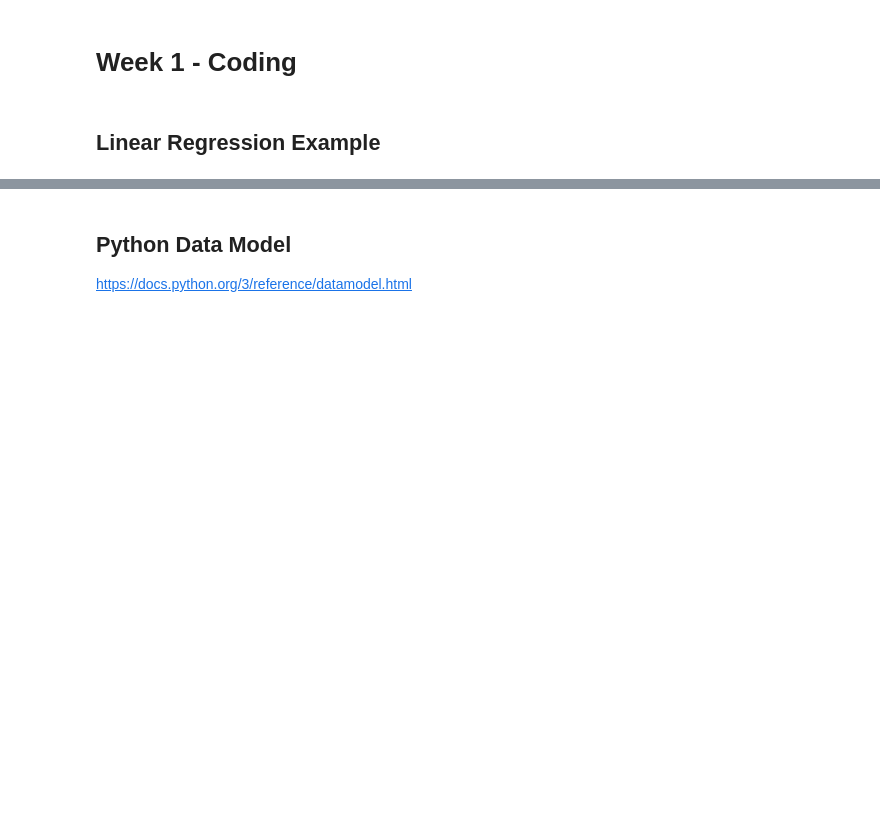
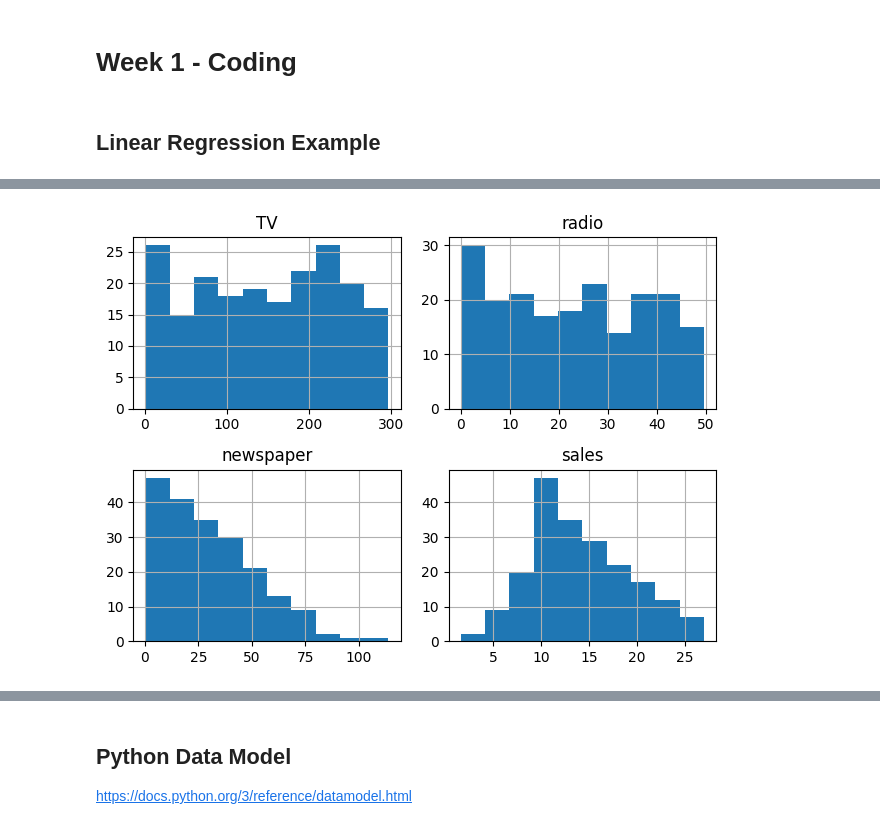
Before and after one commit to jasonbc94/DTSC4050, a Jupyter notebook: Week_01-Introduction/Week_01_Coding.ipynb, the cells around one changed output, grey strips where cells are left out. Saved outputs shown, nothing was run; the diff lists cells and outputs as text; code cells hidden in the pictures; blank space fills up the shorter version.

```diff
--- a/Week_01-Introduction/Week_01_Coding.ipynb
+++ b/Week_01-Introduction/Week_01_Coding.ipynb
@@ -48,4 +116,6 @@
 # %%
-# df.hist()
-# plt.tight_layout()
+df.hist()
+plt.tight_layout()
+# %% [output]
+[figure, added]
 # %%
```
Also changed, not shown: parts of 33 cells of this notebook.
